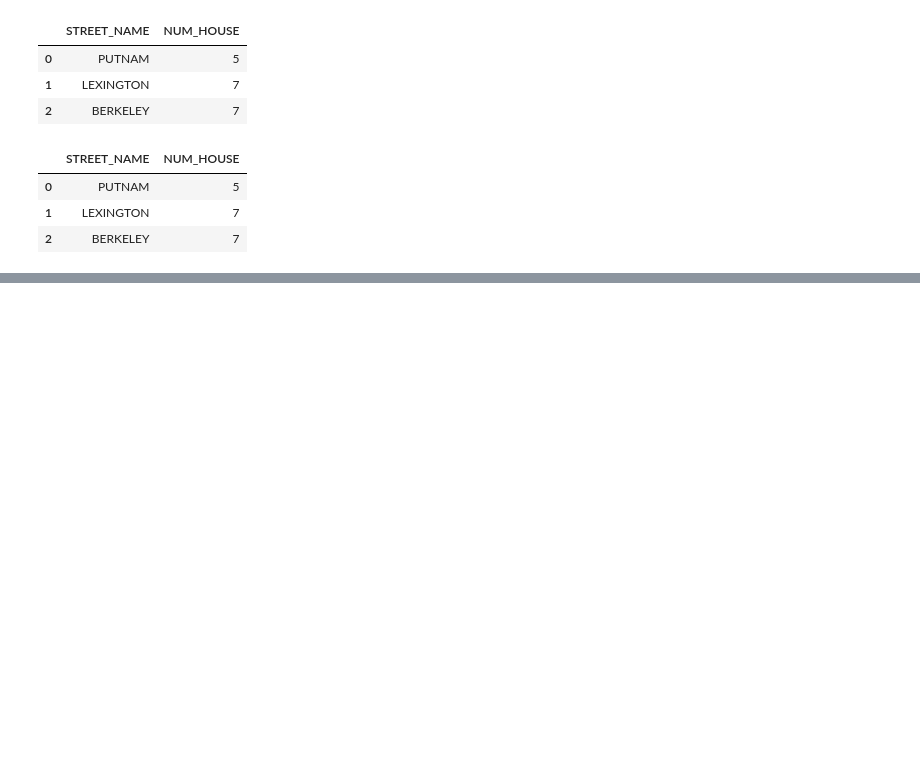
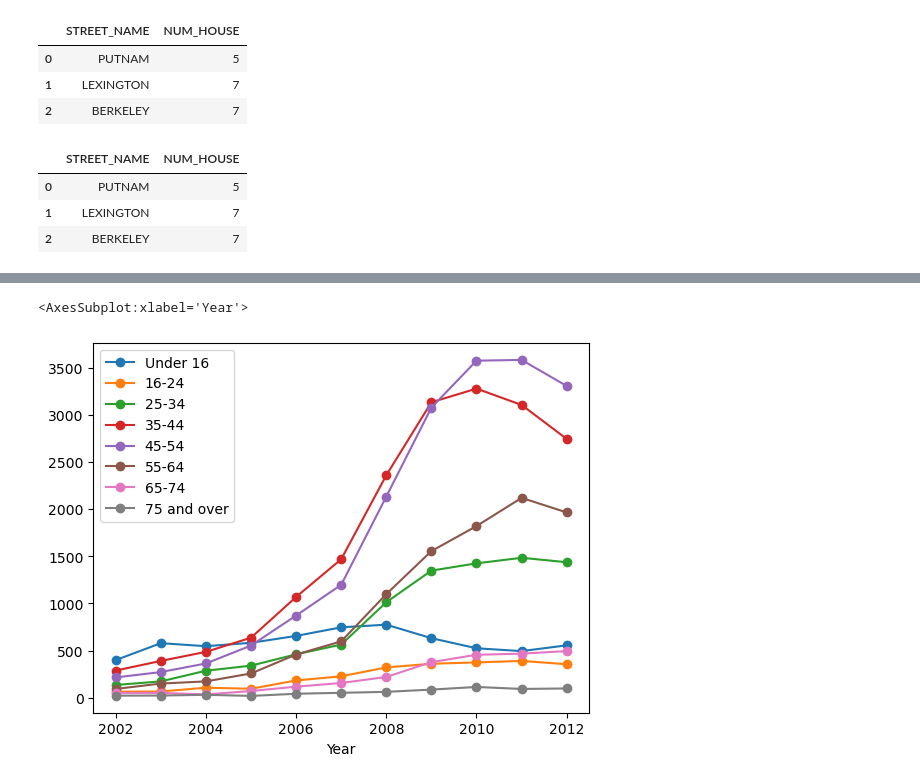
Before and after one commit to stefkwan-h8/pytn097, a Jupyter notebook: Sesi6.ipynb, the cells around one changed output, grey strips where cells are left out. Cells and saved outputs as stored; diff of their text form; code cells hidden in the pictures; blank space fills up the shorter version.

```diff
--- a/Sesi6.ipynb
+++ b/Sesi6.ipynb
@@ -323,0 +543,3 @@ df3
+# %%
+df_oa = df_obes_by_age.drop(columns=["Total"])
+df_oa
@@ -323,0 +560,5 @@ df3
+# %%
+df_oa.plot(marker="o")
+# %% [output]
+<AxesSubplot:xlabel='Year'>
+[figure, added]
```
Also changed, not shown: parts of 20 cells of this notebook, 1 other file.
